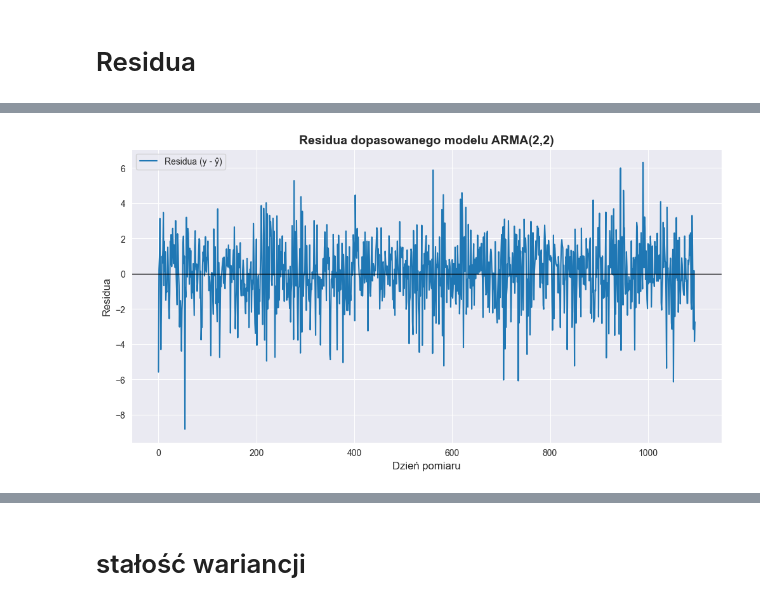
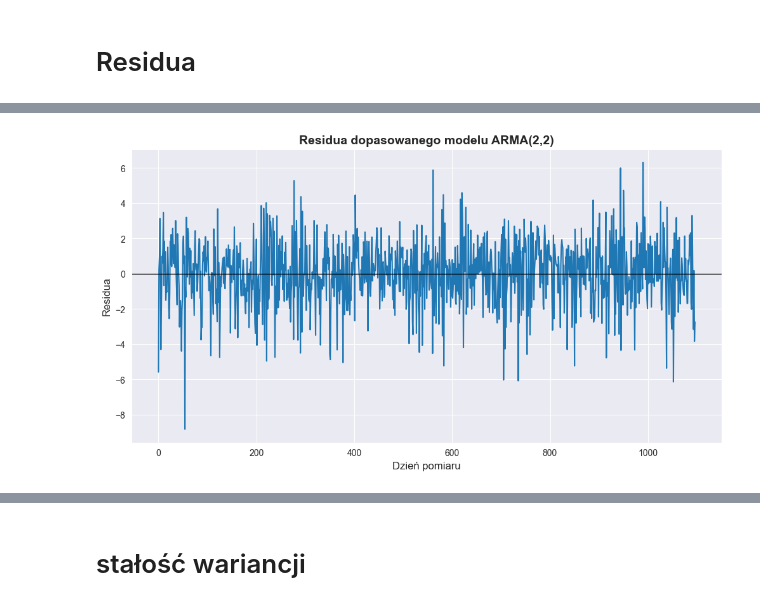
Before and after one commit to mathieuboro/Raport_ARMA_Computer_Analysis_of_Time_Series, a Jupyter notebook: raport.ipynb, the cells around one changed output, grey strips where cells are left out. Cells and saved outputs as stored; diff of their text form; code cells hidden in the pictures.

```diff
--- a/raport.ipynb
+++ b/raport.ipynb
@@ -635,6 +635,5 @@ plt.axhline(y=0, color='black', linewidth=1)
 plt.title("Residua dopasowanego modelu ARMA(2,2)", fontsize=14, fontweight='bold')
 plt.xlabel("Dzień pomiaru", fontsize=12)
 plt.ylabel("Residua", fontsize=12)
-plt.legend()
 plt.show()
 # %% [output]
@@ -644,4 +643,4 @@ Wariancja reszt = 3.242637106494101
-[figure, old version]
+[figure, new version]
 # %%
 p = [1.65262043, -0.6562051]
 q = [-0.69154668, -0.24663048]
```
Also changed, not shown: parts of 8 cells of this notebook.
